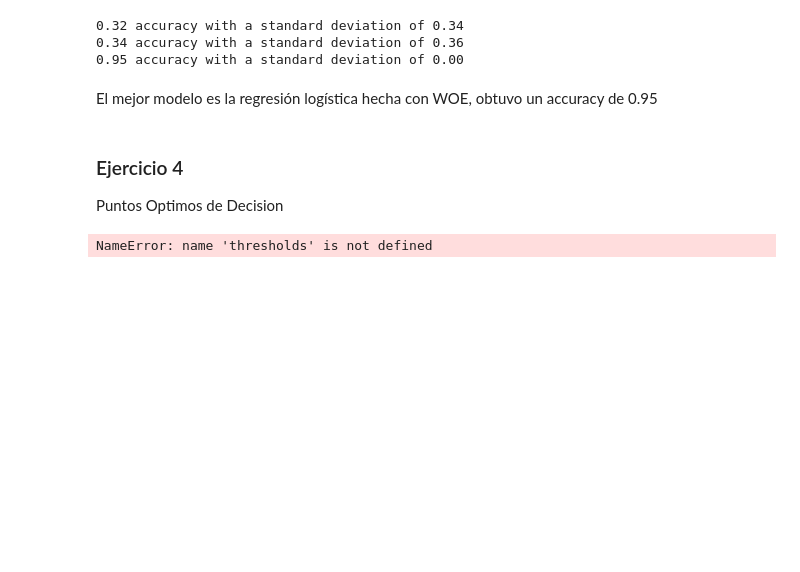
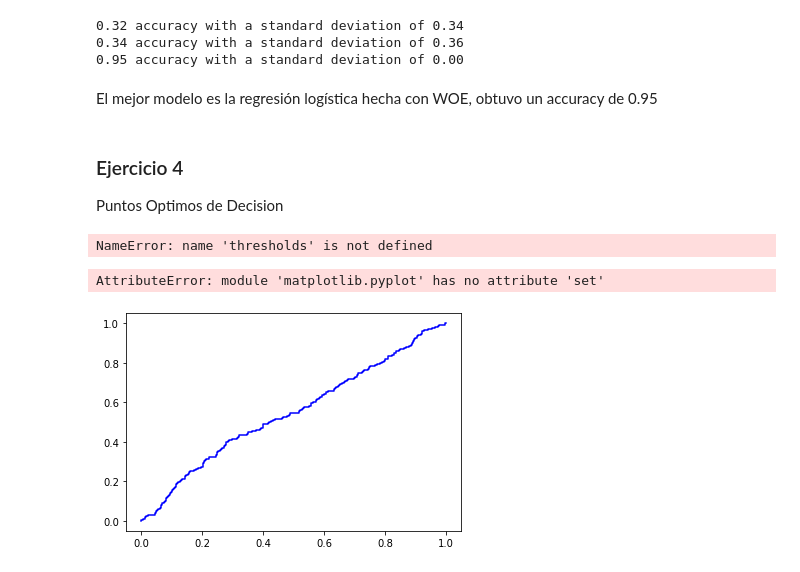
Before and after one commit to aldairconde/Seminario-E1, a Jupyter notebook: tarea 2/SE1_tarea 2.ipynb, the cells around one changed output. Saved outputs shown, nothing was run; the diff lists cells and outputs as text; code cells hidden in the pictures; blank space fills up the shorter version.

```diff
--- a/tarea 2/SE1_tarea 2.ipynb
+++ b/tarea 2/SE1_tarea 2.ipynb
@@ -850,3 +849,35 @@ punto_optimo
 print("El punto optimo de decision es: ", punto_optimo)
 # %% [output]
 NameError: name 'thresholds' is not defined
+# %%
+#punto_optimo_decision(model, X_woe_test, y_test1):
+y_pred = model.predict(X_woe_test)
+y_pred_prob = model.predict_proba( X_woe_test)[:, 1]
+
+#    cm = metrics.confusion_matrix(y_test, y_pred)
+#    tn, fp, fn, tp = cm.ravel()
+
+fpr, tpr, threshold = metrics.roc_curve(y_test1, y_pred12)
+#    roc_auc = metrics.auc(fpr, tpr)
+#    ax[1].plot(fpr, tpr, 'b-', label=f'ROC-AUC = {roc_auc:.2f}')
+
+# ROC-AUC
+RA =tpr-fpr
+ind = np.argmax(RA)
+punt_opt = threshold[ind]
+
+pod.plot(fpr, tpr, 'b-', label='Reg_Logist')
+#Labels
+pod.set(xlabel='False Positive Rate',
+ylabel='True Positive Rate', title='ROC Curve')
+#Puntos
+plt.scatter(fpr[ind], tpr[ind], marker='o', color='black', label='Decision Point')
+   # pod.plot(fp/(fp+tn), tp/(tp+fn), 'ro',
+   #            markersize=8, label='Decision Point')
+
+pod.plot([0, 1], [0, 1], 'r--')
+pod.legend(loc='lower right')
+pod.show()
+# %% [output]
+AttributeError: module 'matplotlib.pyplot' has no attribute 'set'
+[figure, added]
```
Also changed, not shown: parts of 9 cells of this notebook.
